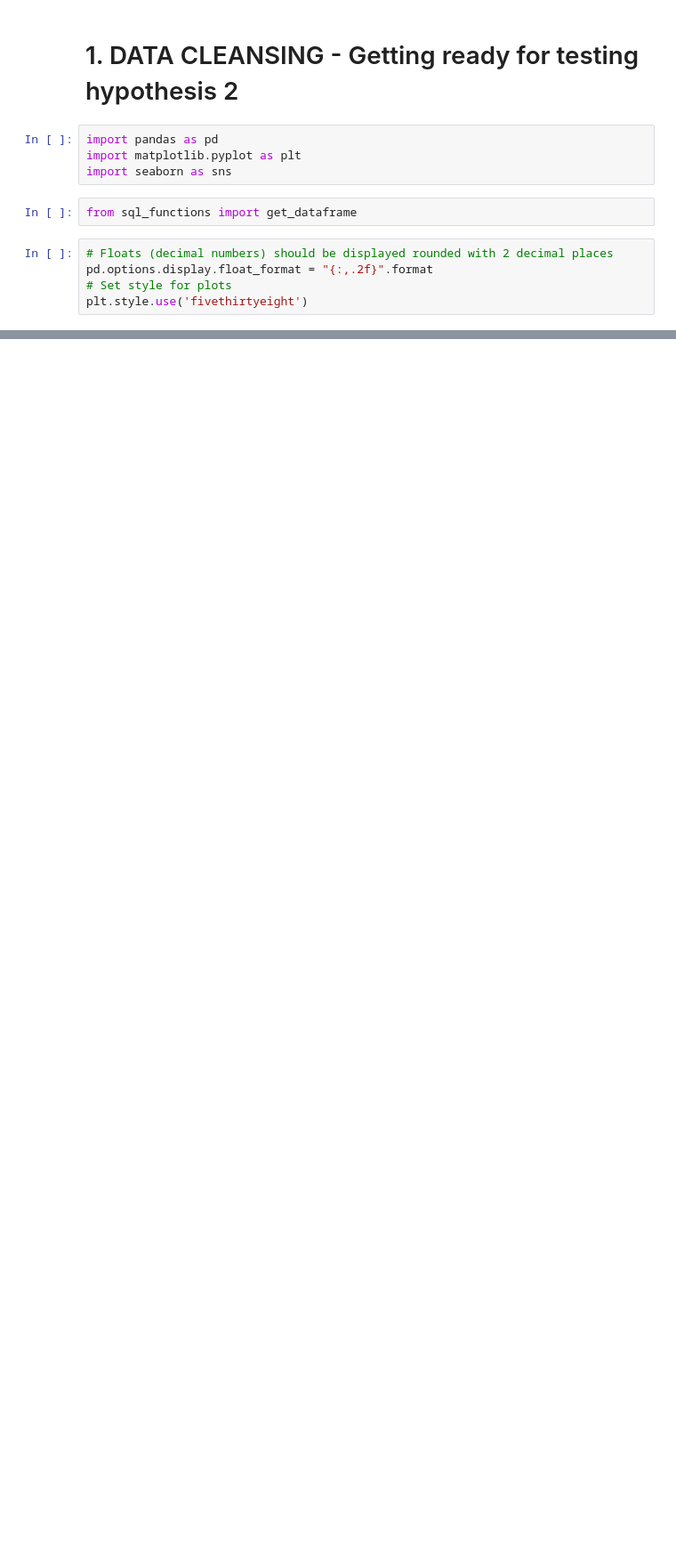
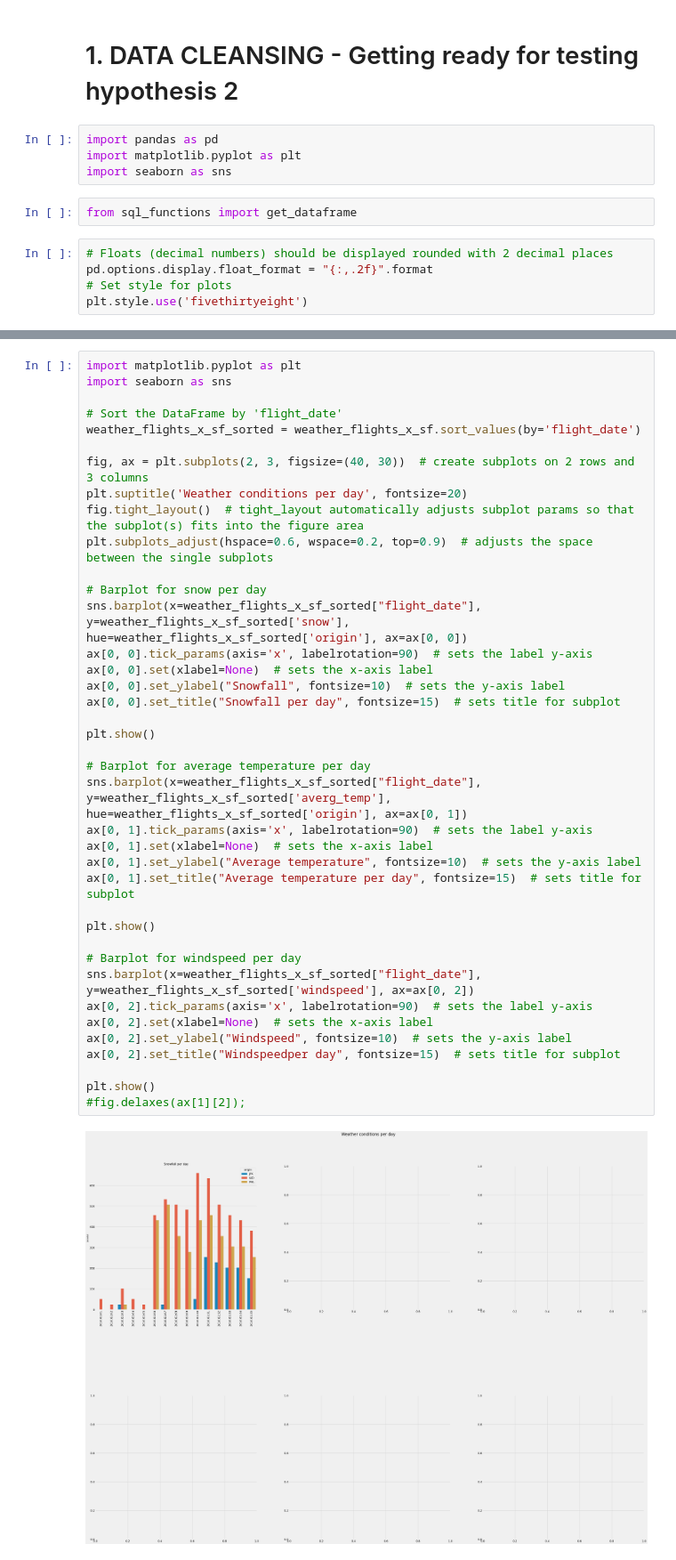
Before and after one commit to susanneferschl/da-sql-api-project-group-2_sf, a Jupyter notebook: project_work/Susannes_folder/Hypo2_susanne.ipynb, the cells around one changed output, grey strips where cells are left out. Shown at 89% size. Drawn from its saved outputs; the diff is of its cells as text; blank space fills up the shorter version.

```diff
--- a/project_work/Susannes_folder/Hypo2_susanne.ipynb
+++ b/project_work/Susannes_folder/Hypo2_susanne.ipynb
@@ -359,0 +521,41 @@ merged_df
+# %%
+import matplotlib.pyplot as plt
+import seaborn as sns
+
+# Sort the DataFrame by 'flight_date'
+weather_flights_x_sf_sorted = weather_flights_x_sf.sort_values(by='flight_date')
+
+fig, ax = plt.subplots(2, 3, figsize=(40, 30))  # create subplots on 2 rows and 3 columns
+plt.suptitle('Weather conditions per day', fontsize=20)
+fig.tight_layout()  # tight_layout automatically adjusts subplot params so that the subplot(s) fits into the figure area
+plt.subplots_adjust(hspace=0.6, wspace=0.2, top=0.9)  # adjusts the space between the single subplots
+
+# Barplot for snow per day
+sns.barplot(x=weather_flights_x_sf_sorted["flight_date"], y=weather_flights_x_sf_sorted['snow'], hue=weather_flights_x_sf_sorted['origin'], ax=ax[0, 0])
+ax[0, 0].tick_params(axis='x', labelrotation=90)  # sets the label y-axis
+ax[0, 0].set(xlabel=None)  # sets the x-axis label
+ax[0, 0].set_ylabel("Snowfall", fontsize=10)  # sets the y-axis label
+ax[0, 0].set_title("Snowfall per day", fontsize=15)  # sets title for subplot
+
+plt.show()
+
+# Barplot for average temperature per day
+sns.barplot(x=weather_flights_x_sf_sorted["flight_date"], y=weather_flights_x_sf_sorted['averg_temp'], hue=weather_flights_x_sf_sorted['origin'], ax=ax[0, 1])
+ax[0, 1].tick_params(axis='x', labelrotation=90)  # sets the label y-axis
+ax[0, 1].set(xlabel=None)  # sets the x-axis label
+ax[0, 1].set_ylabel("Average temperature", fontsize=10)  # sets the y-axis label
+ax[0, 1].set_title("Average temperature per day", fontsize=15)  # sets title for subplot
+
+plt.show()
+
+# Barplot for windspeed per day
+sns.barplot(x=weather_flights_x_sf_sorted["flight_date"], y=weather_flights_x_sf_sorted['windspeed'], ax=ax[0, 2])
+ax[0, 2].tick_params(axis='x', labelrotation=90)  # sets the label y-axis
+ax[0, 2].set(xlabel=None)  # sets the x-axis label
+ax[0, 2].set_ylabel("Windspeed", fontsize=10)  # sets the y-axis label
+ax[0, 2].set_title("Windspeedper day", fontsize=15)  # sets title for subplot
+
+plt.show()
+#fig.delaxes(ax[1][2]);
+# %% [output]
+[figure, added]
```
Also changed, not shown: parts of 114 cells of this notebook, 1 other file.
